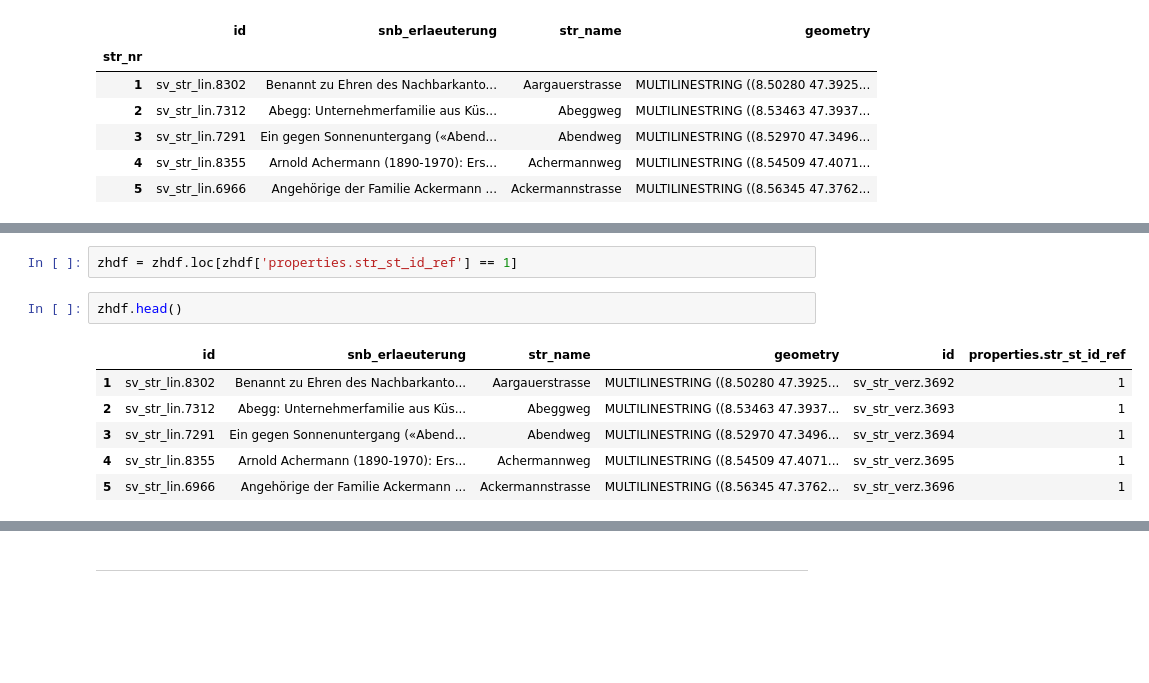
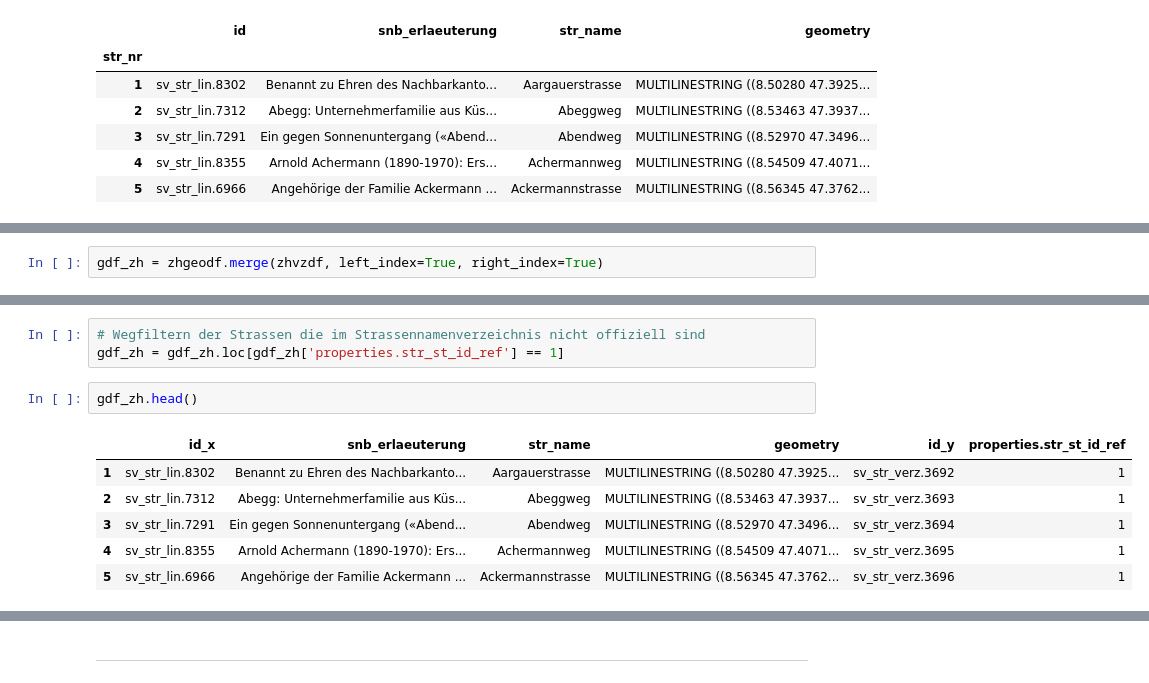
Before and after one commit to CaptainInler/equalstreetnames-zurich-QS, a Jupyter notebook: wdComplete/wdComplete.ipynb, the cells around one changed output, grey strips where cells are left out. Cells and saved outputs as stored; diff of their text form; blank space fills up the shorter version.

```diff
--- a/wdComplete/wdComplete.ipynb
+++ b/wdComplete/wdComplete.ipynb
@@ -154,0 +163,2 @@ zhdf = pd.concat([zhgeodf, zhvzdf], axis=1)
+# %%
+gdf_zh = zhgeodf.merge(zhvzdf, left_index=True, right_index=True)
@@ -155,9 +181,10 @@ zhdf = pd.concat([zhgeodf, zhvzdf], axis=1)
 # %%
-zhdf = zhdf.loc[zhdf['properties.str_st_id_ref'] == 1]
+# Wegfiltern der Strassen die im Strassennamenverzeichnis nicht offiziell sind
+gdf_zh = gdf_zh.loc[gdf_zh['properties.str_st_id_ref'] == 1]
 # %%
-zhdf.head()
+gdf_zh.head()
 # %% [output]
-|  | id | snb_erlaeuterung | str_name | geometry | id | properties.str_st_id_ref |
+|  | id_x | snb_erlaeuterung | str_name | geometry | id_y | properties.str_st_id_ref |
 | 1 | sv_str_lin.8302 | Benannt zu Ehren des Nachbarkanto... | Aargauerstrasse | MULTILINESTRING ((8.50280 47.3925... | sv_str_verz.3692 | 1 |
 | 2 | sv_str_lin.7312 | Abegg: Unternehmerfamilie aus Küs... | Abeggweg | MULTILINESTRING ((8.53463 47.3937... | sv_str_verz.3693 | 1 |
 | 3 | sv_str_lin.7291 | Ein gegen Sonnenuntergang («Abend... | Abendweg | MULTILINESTRING ((8.52970 47.3496... | sv_str_verz.3694 | 1 |
```
Also changed, not shown: parts of 26 cells of this notebook.
